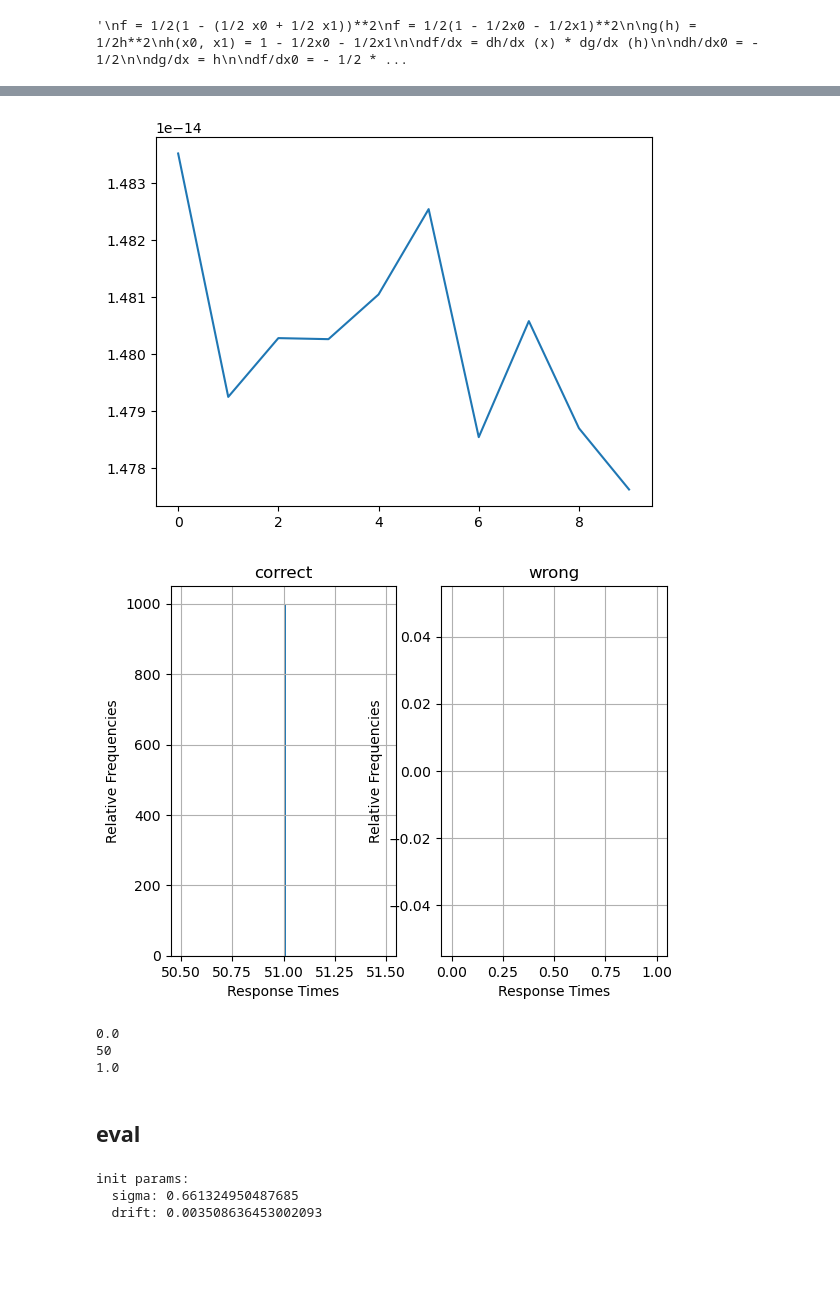
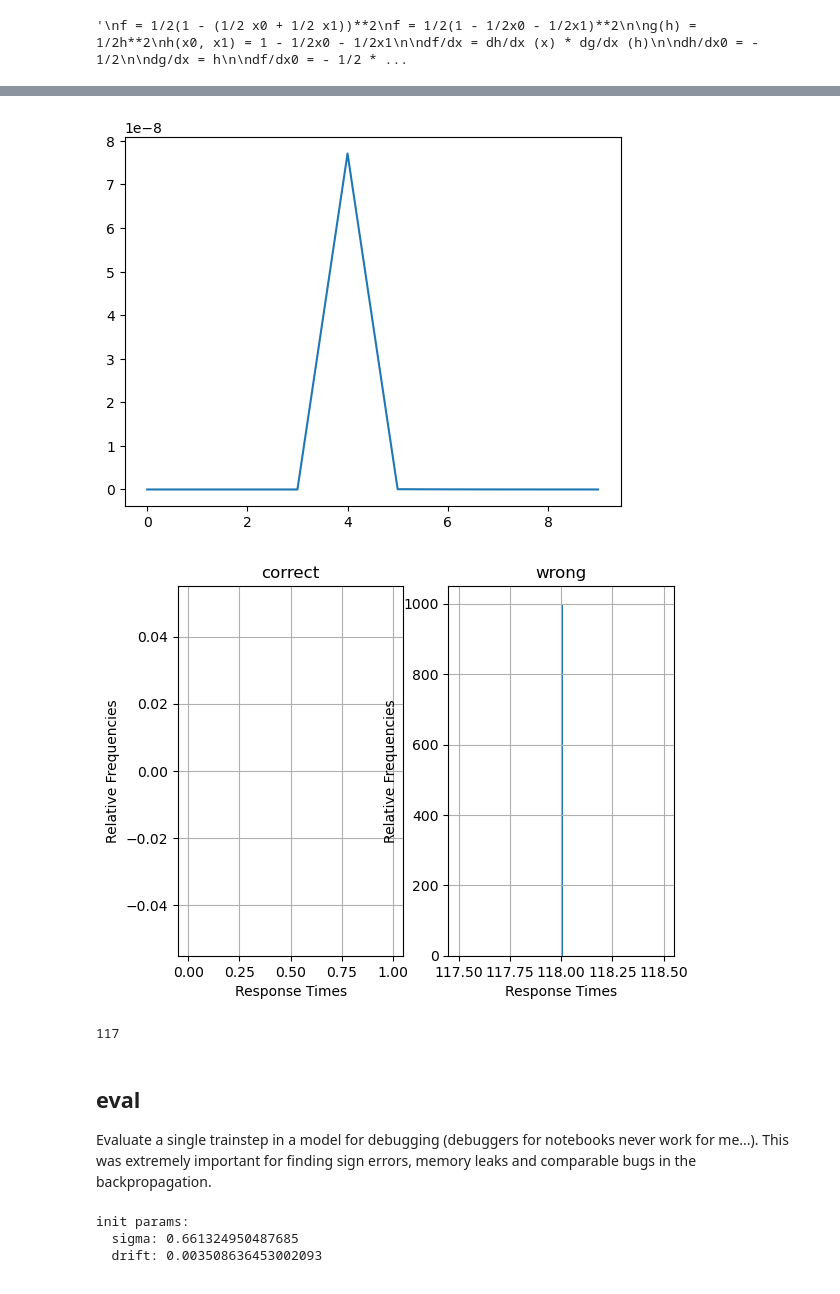
Before and after one commit to lfrommelt/DDM_Backprob, a Jupyter notebook: ddm_backprob.ipynb, the cells around one changed output, grey strips where cells are left out. Cells and saved outputs as stored; diff of their text form; code cells hidden in the pictures; blank space fills up the shorter version.

```diff
--- a/ddm_backprob.ipynb
+++ b/ddm_backprob.ipynb
@@ -51,7 +35,3 @@ ddm.log=df
 ddm.plot_histogram(conditions=["s1", "s2"])
 # %% [output]
 [figure]
-# %%
-a=[1,2,3]
-print(a.pop())
-print(a)
@@ -1680,7 +1363,7 @@ z0=0.5
 sigma=0.1
 drift=0.001
 max_steps=300
-epochs=10000000#-00
+epochs=100000#-00
 lr=0.0001
 n_data=10000
 
@@ -1696,7 +1379,6 @@ ddm.log=df
 print(df)
 ddm.plot_histogram(conditions=[])
 
-raise Exception
 
 # (response, rt)
 data_dist=np.zeros((2, max_steps))
@@ -1755,6 +1437,8 @@ print(f"init params:\n  sigma: {train_model.free_params[train_model.free_params_
 
 losses=[]
 losses_smooth=[]
+drifts=[]
+sigmas=[]
 
 too_fast=0
 too_slow=0
@@ -1763,16 +1447,11 @@ good_runs=0
 for epoch in tqdm(range(epochs)):
     z=z0
     z_old=z0
+    sigmas.append(train_model.free_params[train_model.free_params_dict['sigma']])
+    drifts.append(train_model.free_params[train_model.free_params_dict['drift']])
+
     for t in range(max_steps):
         z = train_model.forward([z, np.random.random()-0.5])#np.random.random()-0.5])#for now lets not train z0
-
-        #loss = loss_function.forward([z, data_dist[0,t],data_dist[1,t]])
-
-        #losses.append(loss_function.forward([y, true]))
-
-        #derivative=loss_function.back(None,-1)
-        #print(derivative)
-        #print(t)
 
         if z>=1 or (z<=0) or (t==max_steps-1):
             if z>=1:
@@ -1811,7 +1490,7 @@ for epoch in tqdm(range(epochs)):
 
     train_model.update(lr)
 
-    if not (epoch+1)%int(epochs/30):
+    if not (epoch+1)%int(epochs/10):
         lr=lr*0.65
         print("loss:", np.mean(losses[-int(epochs/10):]))
         print("n too fast:", too_fast)
@@ -1829,6 +1508,13 @@ if (len(losses)%100):
 losses=np.array(losses)
 print("wasted_runs",wasted_runs)
 plt.plot(np.arange(int(len(losses)/100)), np.mean(np.split(losses, int(len(losses)/100)), axis=1))
+plt.title("train loss (smoothed)")
 plt.show()
+plt.plot(np.arange(len(sigmas)), sigmas)
+plt.title("sigma")
+plt.show()
+plt.plot(np.arange(len(drifts)), drifts)
+plt.title("drift")
+plt.show()
 # %% [output]
       response     rt
@@ -1850,22 +1593,21 @@ Exception:
 # %%
+# Zoom in on the more interesting end of training and
+
 losses2=losses[-1000:]
 plt.plot(np.arange(int(len(losses2)/100)), np.mean(np.split(losses2, int(len(losses2)/100)), axis=1))
 plt.show()
 
-neg=0
+neg=1# use neg=0 for comparing with dist of "correct" outcomes
 
 plot_dist(train_model, max_steps)
-print(data_dist[neg,2])
 print((data_dist[neg]==1.0).argmax())
-print(data_dist[neg,(data_dist[neg]==1.0).argmax()])
 # %% [output]
-[figure, old version]
+[figure, new version]
-[figure, old version]
+[figure, new version]
-0.0
-50
-1.0
+117
-# %% [markdown]
-## eval
+# %% [markdown]
+## eval
+Evaluate a single trainstep in a model for debugging (debuggers for notebooks never work for me...). This was extremely important for finding sign errors, memory leaks and comparable bugs in the backpropagation.
 # %%
 model_drift=train_model.free_params[train_model.free_params_dict['drift']]
 model_sigma=train_model.free_params[train_model.free_params_dict['sigma']]
```
Also changed, not shown: parts of 65 cells of this notebook, 1 other file.
